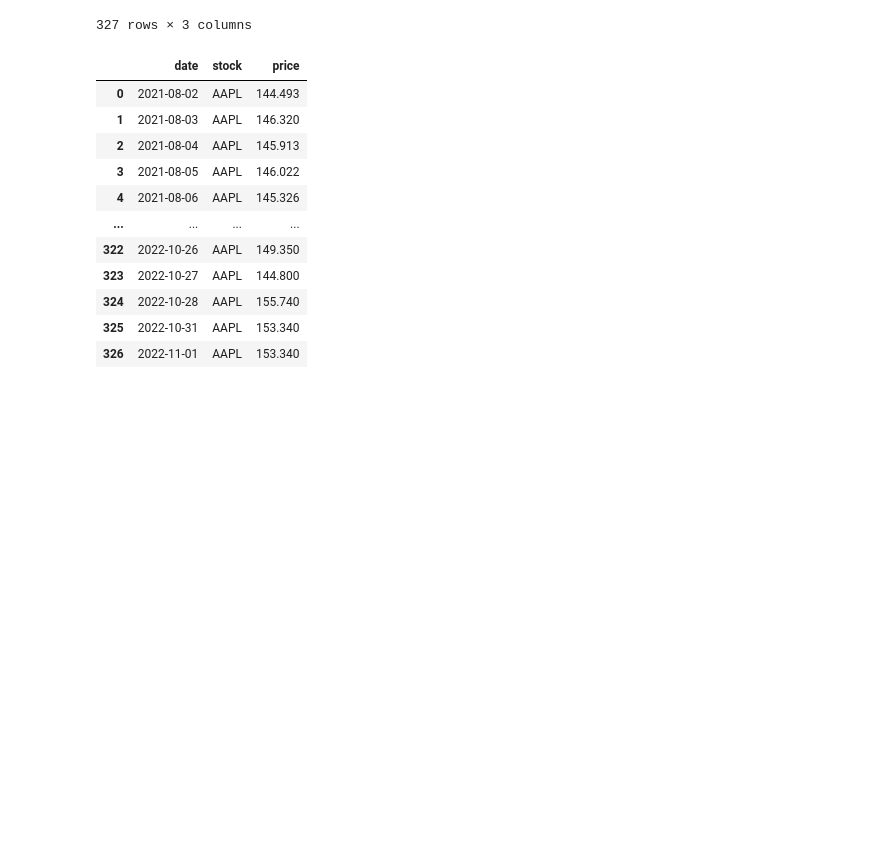
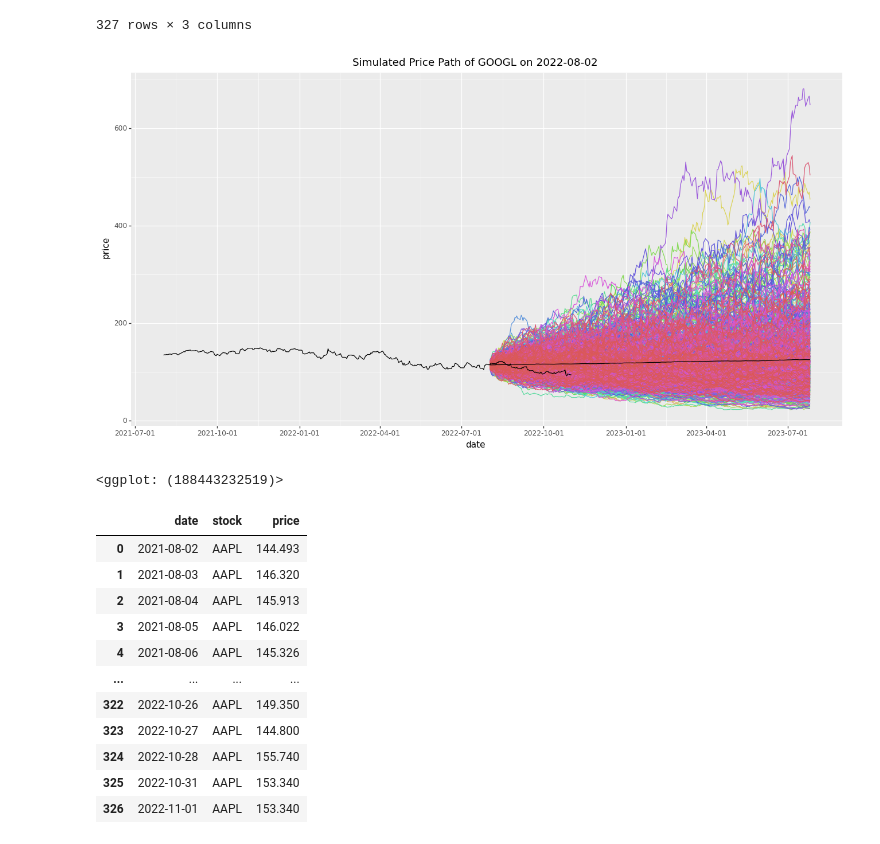
Before and after one commit to livelycloud/MH4518_GROUP13, a Jupyter notebook: stock_pricing/simulation_visualization.ipynb, the cells around one changed output. Drawn from its saved outputs; the diff is of its cells as text; code cells hidden in the pictures; blank space fills up the shorter version.

```diff
--- a/stock_pricing/simulation_visualization.ipynb
+++ b/stock_pricing/simulation_visualization.ipynb
@@ -77,14 +77,17 @@ g_df_true
 # %%
 from plotnine import *
 
-# (
-#     ggplot()
-#     + geom_line(aes(x = "date", y = "price", color = "index"), show_legend = False, data = g_df)
-#     + geom_line(aes(x = "date", y = "price"), show_legend = False, data = g_df_true)
-#     + geom_line(aes(x = "date", y = "price"), show_legend = False, data = g_mean_df)
-#     + labs(title = "Simulated Price Path of GOOGL on " + date)
-#     + theme(figure_size=(16, 8))
-# )
+(
+    ggplot()
+    + geom_line(aes(x = "date", y = "price", color = "index"), show_legend = False, data = g_df)
+    + geom_line(aes(x = "date", y = "price"), show_legend = False, data = g_df_true)
+    + geom_line(aes(x = "date", y = "price"), show_legend = False, data = g_mean_df)
+    + labs(title = "Simulated Price Path of GOOGL on " + date)
+    + theme(figure_size=(16, 8))
+)
+# %% [output]
+[figure, added]
+<ggplot: (188443232519)>
 # %%
 a_df_true
 # %% [output]
```
Also changed, not shown: parts of 8 cells of this notebook, 16 other files.
